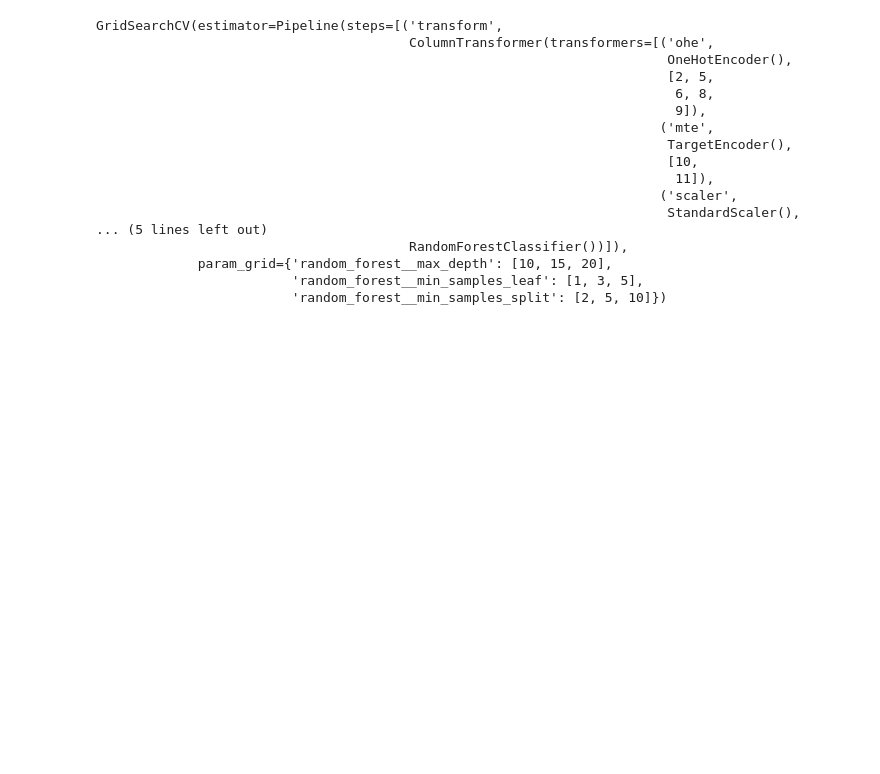
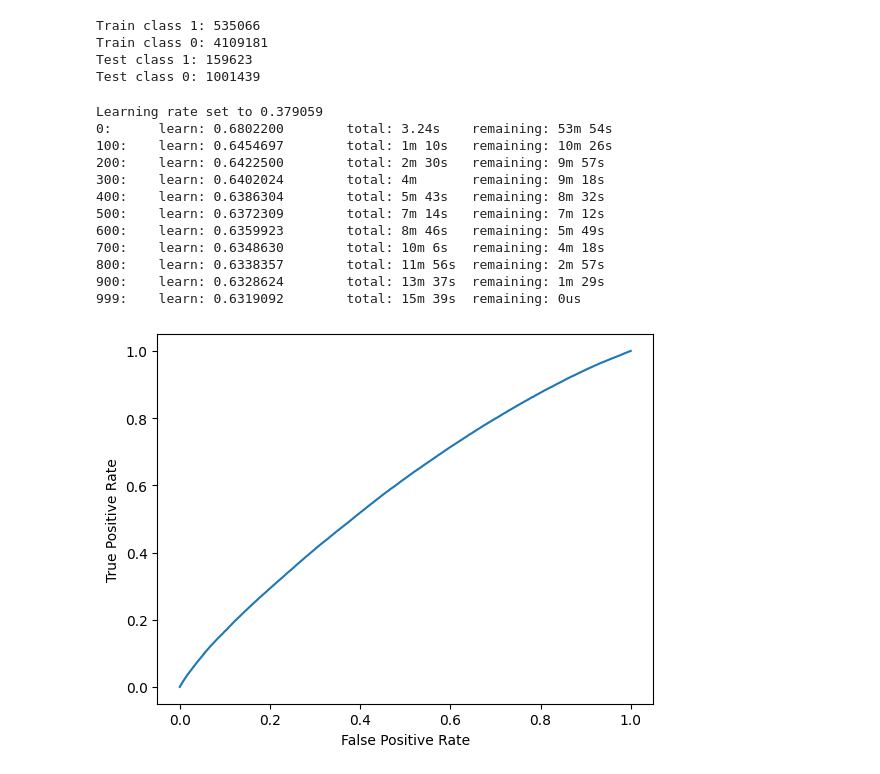
Before and after one commit to nfrvnikita/recommendation_system_social_network, a Jupyter notebook: test.ipynb, the cells around one changed output. Drawn from its saved outputs; the diff is of its cells as text; code cells hidden in the pictures; blank space fills up the shorter version.

```diff
--- a/test.ipynb
+++ b/test.ipynb
@@ -118,31 +133,0 @@ ColumnTransformer(transformers=[('ohe', OneHotEncoder(), [2, 5, 6, 8, 9]),
-# %%
-pipe = Pipeline([('transform', col_transform), ('random_forest', RandomForestClassifier())])
-
-param_grid = {
-    "random_forest__max_depth": [10, 15, 20],
-    "random_forest__min_samples_split": [2, 5, 10],
-    "random_forest__min_samples_leaf": [1, 3, 5]
-}
-
-
-grid = GridSearchCV(pipe, param_grid)
-
-grid.fit(X_train, y_train)
-# %% [output]
-GridSearchCV(estimator=Pipeline(steps=[('transform',
-                                        ColumnTransformer(transformers=[('ohe',
-                                                                         OneHotEncoder(),
-                                                                         [2, 5,
-                                                                          6, 8,
-                                                                          9]),
-                                                                        ('mte',
-                                                                         TargetEncoder(),
-                                                                         [10,
-                                                                          11]),
-                                                                        ('scaler',
-                                                                         StandardScaler(),
-... (5 lines left out)
-                                        RandomForestClassifier())]),
-             param_grid={'random_forest__max_depth': [10, 15, 20],
-                         'random_forest__min_samples_leaf': [1, 3, 5],
-                         'random_forest__min_samples_split': [2, 5, 10]})
@@ -155,0 +134,45 @@ loaded_model.predict(X_train)
+# %%
+for col in ['topic', 'country', 'exp_group', 'os', 'source']:
+    one_hot_train = pd.get_dummies(X_train[col], prefix=col, drop_first=True)
+    X_train = pd.concat((X_train.drop(col, axis=1), one_hot_train), axis=1)
+    one_hot_test = pd.get_dummies(X_test[col], prefix=col, drop_first=True)
+    X_test = pd.concat((X_test.drop(col, axis=1), one_hot_test), axis=1)
+# %%
+X_train['city'] = LabelEncoder().fit_transform(X_train['city'])
+X_test['city'] = LabelEncoder().fit_transform(X_test['city'])
+# %%
+print(f'Train class 1: {len(y_train[y_train == 1])}')
+print(f'Train class 0: {len(y_train[y_train == 0])}')
+print(f'Test class 1: {len(y_test[y_test == 1])}')
+print(f'Test class 0: {len(y_test[y_test == 0])}')
+# %% [output]
+Train class 1: 535066
+Train class 0: 4109181
+Test class 1: 159623
+Test class 0: 1001439
+# %%
+def func_predictive(y_test, X_test, model):
+    roc_auc_score(y_test, model.predict_proba(X_test)[:, 1])
+    fpr, tpr, threshold = roc_curve(y_test, model.predict_proba(X_test)[:, 1])
+    RocCurveDisplay(fpr=fpr, tpr=tpr).plot()
+    auc(fpr, tpr)
+# %%
+catboost = CatBoostClassifier(verbose=100, random_seed=8, scale_pos_weight=round((y_test == 0).sum()/(y_test == 1).sum(), 3))
+
+catboost.fit(X_train, y_train)
+
+func_predictive(y_test=y_test, X_test=X_test, model=catboost)
+# %% [output]
+Learning rate set to 0.379059
+0:      learn: 0.6802200        total: 3.24s    remaining: 53m 54s
+100:    learn: 0.6454697        total: 1m 10s   remaining: 10m 26s
+200:    learn: 0.6422500        total: 2m 30s   remaining: 9m 57s
+300:    learn: 0.6402024        total: 4m       remaining: 9m 18s
+400:    learn: 0.6386304        total: 5m 43s   remaining: 8m 32s
+500:    learn: 0.6372309        total: 7m 14s   remaining: 7m 12s
+600:    learn: 0.6359923        total: 8m 46s   remaining: 5m 49s
+700:    learn: 0.6348630        total: 10m 6s   remaining: 4m 18s
+800:    learn: 0.6338357        total: 11m 56s  remaining: 2m 57s
+900:    learn: 0.6328624        total: 13m 37s  remaining: 1m 29s
+999:    learn: 0.6319092        total: 15m 39s  remaining: 0us
+[figure, added]
```
Also changed, not shown: parts of 32 cells of this notebook, 7 other files.
